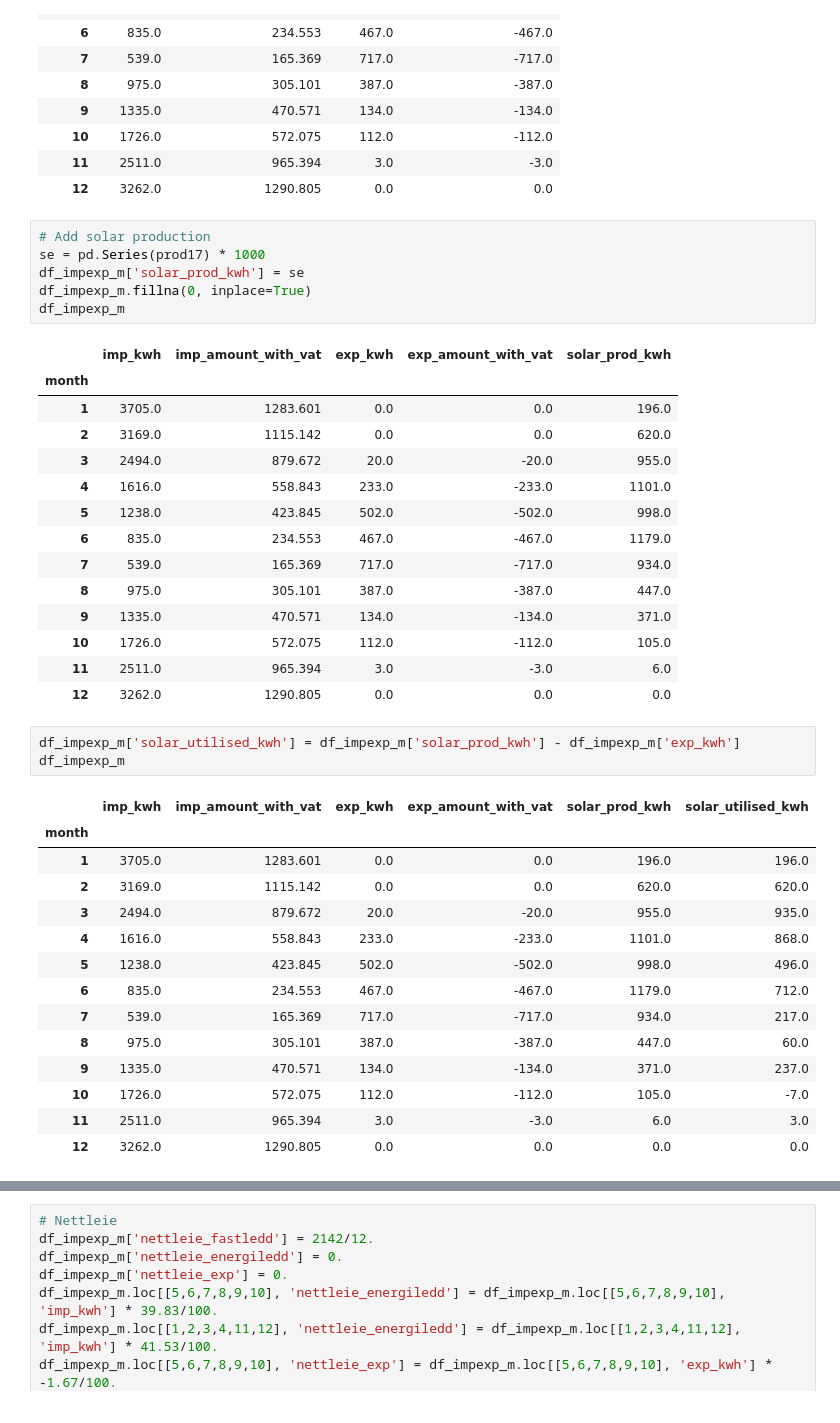
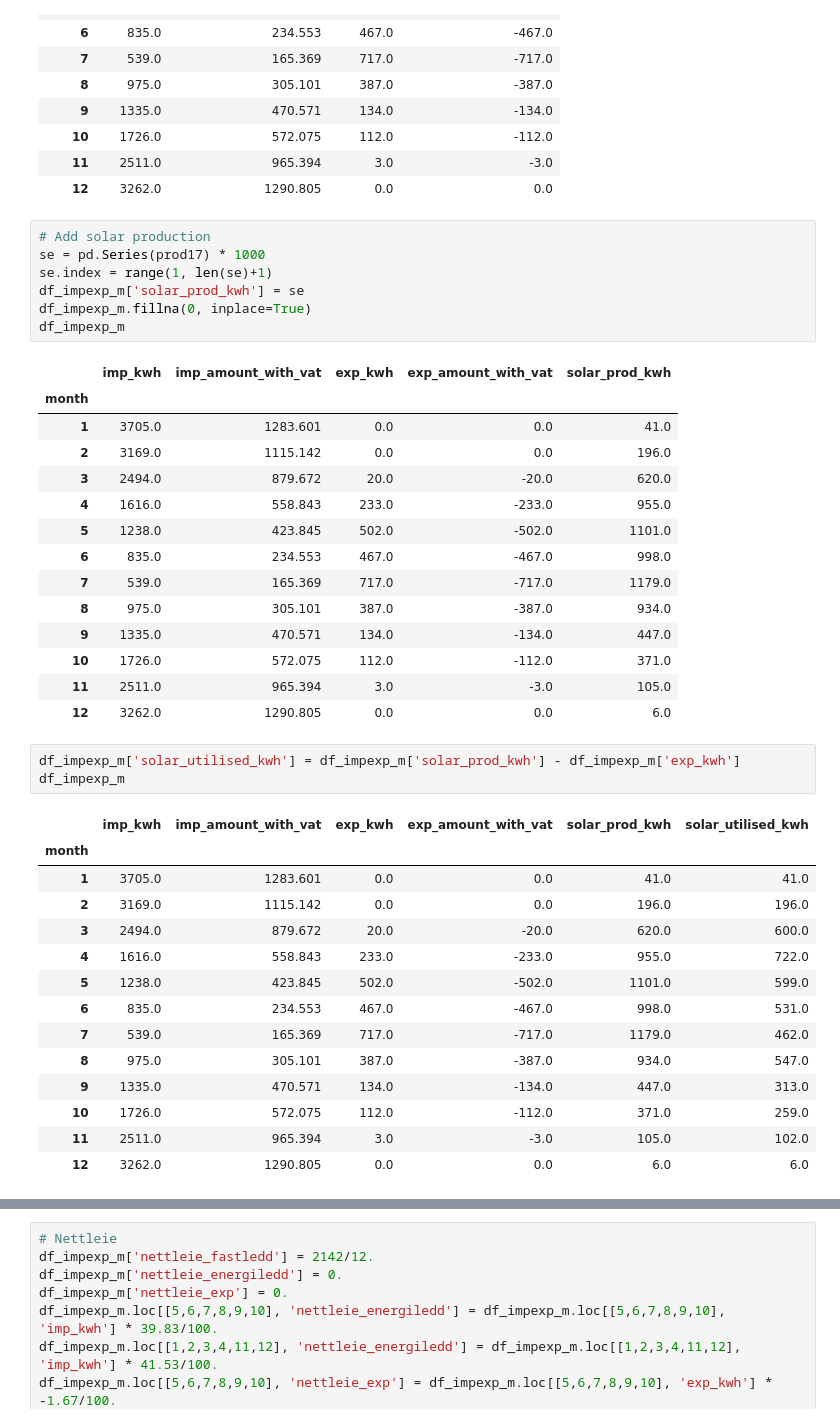
Before and after one commit to linkmic/otovo, a Jupyter notebook: Otovo2017.ipynb, the cells around one changed output, grey strips where cells are left out. Drawn from its saved outputs; the diff is of its cells as text.

```diff
--- a/Otovo2017.ipynb
+++ b/Otovo2017.ipynb
@@ -193,42 +195,43 @@ df_impexp_m
 # %%
 # Add solar production
 se = pd.Series(prod17) * 1000
+se.index = range(1, len(se)+1)
 df_impexp_m['solar_prod_kwh'] = se
 df_impexp_m.fillna(0, inplace=True)
 df_impexp_m
 # %% [output]
 |  | imp_kwh | imp_amount_with_vat | exp_kwh | exp_amount_with_vat | solar_prod_kwh |
 | month |  |  |  |  |  |
-| 1 | 3705.0 | 1283.601 | 0.0 | 0.0 | 196.0 |
-| 2 | 3169.0 | 1115.142 | 0.0 | 0.0 | 620.0 |
-| 3 | 2494.0 | 879.672 | 20.0 | -20.0 | 955.0 |
-| 4 | 1616.0 | 558.843 | 233.0 | -233.0 | 1101.0 |
-| 5 | 1238.0 | 423.845 | 502.0 | -502.0 | 998.0 |
-| 6 | 835.0 | 234.553 | 467.0 | -467.0 | 1179.0 |
-| 7 | 539.0 | 165.369 | 717.0 | -717.0 | 934.0 |
-| 8 | 975.0 | 305.101 | 387.0 | -387.0 | 447.0 |
-| 9 | 1335.0 | 470.571 | 134.0 | -134.0 | 371.0 |
-| 10 | 1726.0 | 572.075 | 112.0 | -112.0 | 105.0 |
-| 11 | 2511.0 | 965.394 | 3.0 | -3.0 | 6.0 |
-| 12 | 3262.0 | 1290.805 | 0.0 | 0.0 | 0.0 |
+| 1 | 3705.0 | 1283.601 | 0.0 | 0.0 | 41.0 |
+| 2 | 3169.0 | 1115.142 | 0.0 | 0.0 | 196.0 |
+| 3 | 2494.0 | 879.672 | 20.0 | -20.0 | 620.0 |
+| 4 | 1616.0 | 558.843 | 233.0 | -233.0 | 955.0 |
+| 5 | 1238.0 | 423.845 | 502.0 | -502.0 | 1101.0 |
+| 6 | 835.0 | 234.553 | 467.0 | -467.0 | 998.0 |
+| 7 | 539.0 | 165.369 | 717.0 | -717.0 | 1179.0 |
+| 8 | 975.0 | 305.101 | 387.0 | -387.0 | 934.0 |
+| 9 | 1335.0 | 470.571 | 134.0 | -134.0 | 447.0 |
+| 10 | 1726.0 | 572.075 | 112.0 | -112.0 | 371.0 |
+| 11 | 2511.0 | 965.394 | 3.0 | -3.0 | 105.0 |
+| 12 | 3262.0 | 1290.805 | 0.0 | 0.0 | 6.0 |
 # %%
 df_impexp_m['solar_utilised_kwh'] = df_impexp_m['solar_prod_kwh'] - df_impexp_m['exp_kwh']
 df_impexp_m
 # %% [output]
 |  | imp_kwh | imp_amount_with_vat | exp_kwh | exp_amount_with_vat | solar_prod_kwh | solar_utilised_kwh |
 | month |  |  |  |  |  |  |
-| 1 | 3705.0 | 1283.601 | 0.0 | 0.0 | 196.0 | 196.0 |
-| 2 | 3169.0 | 1115.142 | 0.0 | 0.0 | 620.0 | 620.0 |
-| 3 | 2494.0 | 879.672 | 20.0 | -20.0 | 955.0 | 935.0 |
-| 4 | 1616.0 | 558.843 | 233.0 | -233.0 | 1101.0 | 868.0 |
-| 5 | 1238.0 | 423.845 | 502.0 | -502.0 | 998.0 | 496.0 |
-| 6 | 835.0 | 234.553 | 467.0 | -467.0 | 1179.0 | 712.0 |
-| 7 | 539.0 | 165.369 | 717.0 | -717.0 | 934.0 | 217.0 |
-| 8 | 975.0 | 305.101 | 387.0 | -387.0 | 447.0 | 60.0 |
-| 9 | 1335.0 | 470.571 | 134.0 | -134.0 | 371.0 | 237.0 |
-| 10 | 1726.0 | 572.075 | 112.0 | -112.0 | 105.0 | -7.0 |
-| 11 | 2511.0 | 965.394 | 3.0 | -3.0 | 6.0 | 3.0 |
-| 12 | 3262.0 | 1290.805 | 0.0 | 0.0 | 0.0 | 0.0 |
+| 1 | 3705.0 | 1283.601 | 0.0 | 0.0 | 41.0 | 41.0 |
+| 2 | 3169.0 | 1115.142 | 0.0 | 0.0 | 196.0 | 196.0 |
+| 3 | 2494.0 | 879.672 | 20.0 | -20.0 | 620.0 | 600.0 |
+| 4 | 1616.0 | 558.843 | 233.0 | -233.0 | 955.0 | 722.0 |
+| 5 | 1238.0 | 423.845 | 502.0 | -502.0 | 1101.0 | 599.0 |
+| 6 | 835.0 | 234.553 | 467.0 | -467.0 | 998.0 | 531.0 |
+| 7 | 539.0 | 165.369 | 717.0 | -717.0 | 1179.0 | 462.0 |
+| 8 | 975.0 | 305.101 | 387.0 | -387.0 | 934.0 | 547.0 |
+| 9 | 1335.0 | 470.571 | 134.0 | -134.0 | 447.0 | 313.0 |
+| 10 | 1726.0 | 572.075 | 112.0 | -112.0 | 371.0 | 259.0 |
+| 11 | 2511.0 | 965.394 | 3.0 | -3.0 | 105.0 | 102.0 |
+| 12 | 3262.0 | 1290.805 | 0.0 | 0.0 | 6.0 | 6.0 |
 # %%
 df_impexp_m['grid_and_solar_used_kwh'] = df_impexp_m['solar_utilised_kwh'] + df_impexp_m['imp_kwh']
 df_impexp_m
```
Also changed, not shown: parts of 10 cells of this notebook, 1 other file.
